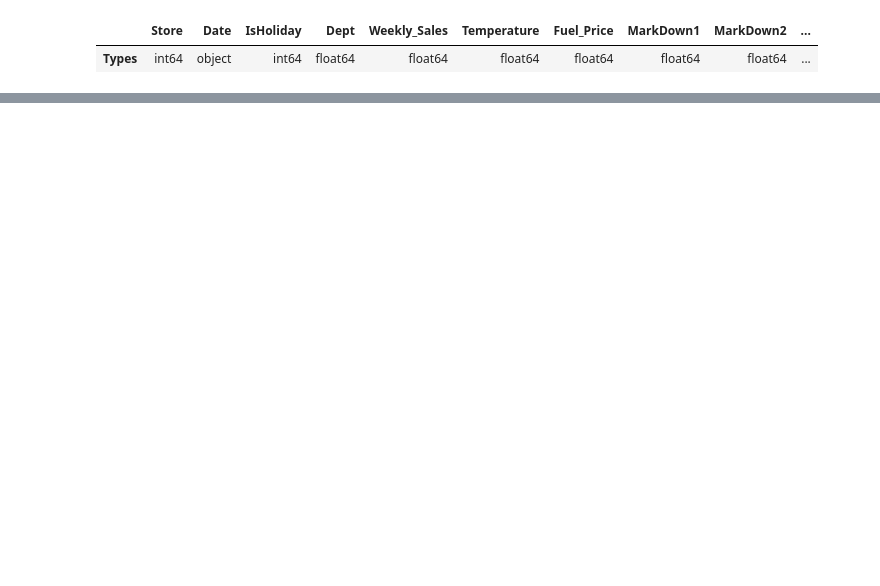
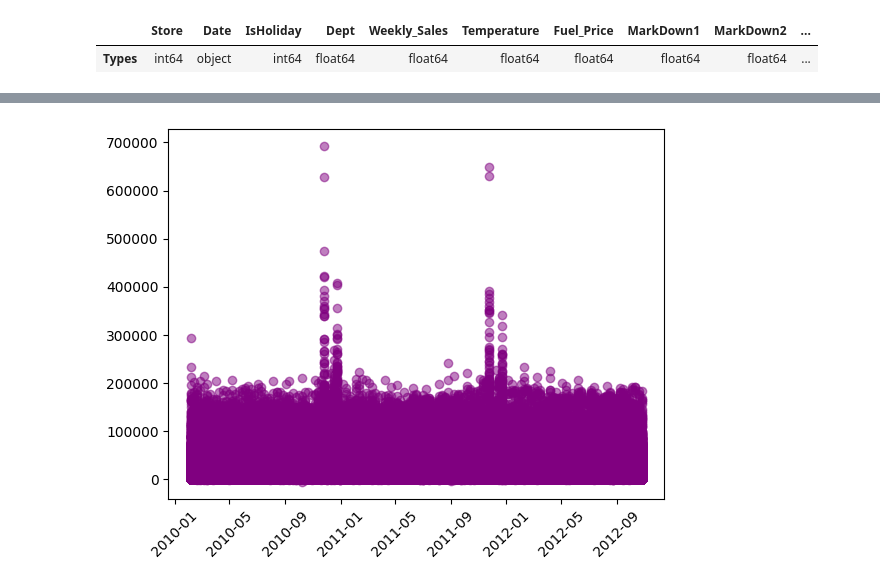
Before and after one commit to Subash-d/ai-ml-projects, a Jupyter notebook: walmart-sales/Eda.ipynb, the cells around one changed output, grey strips where cells are left out. Drawn from its saved outputs; the diff is of its cells as text; code cells hidden in the pictures; blank space fills up the shorter version.

```diff
--- a/walmart-sales/Eda.ipynb
+++ b/walmart-sales/Eda.ipynb
@@ -59,9 +59,3 @@ pd.DataFrame(df.dtypes, columns= ["Types"]).T
 | Types | int64 | object | int64 | float64 | float64 | float64 | float64 | float64 | float64 | ... |
 # %%
 df["Date"] = pd.to_datetime(df["Date"])
-# %%
-df["Day"] = df["Date"].dt.day
-df["Month"] = df["Date"].dt.month
-df["Year"] = df["Date"].dt.year
-df["Week"] = df["Date"].dt.isocalendar().week
-df["DayOfTheWeek"] = df["Date"].dt.dayofweek
@@ -86,0 +121,6 @@ dtype: object
+# %%
+plt.scatter(df.index, df.Weekly_Sales, color = "purple", alpha = 0.5)
+plt.xticks(rotation = 45)
+plt.show()
+# %% [output]
+[figure, added]
```
Also changed, not shown: parts of 11 cells of this notebook.
